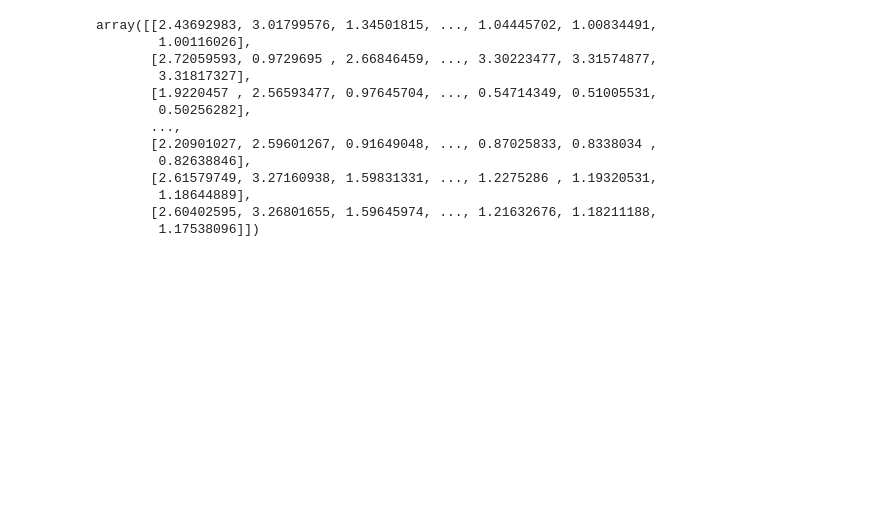
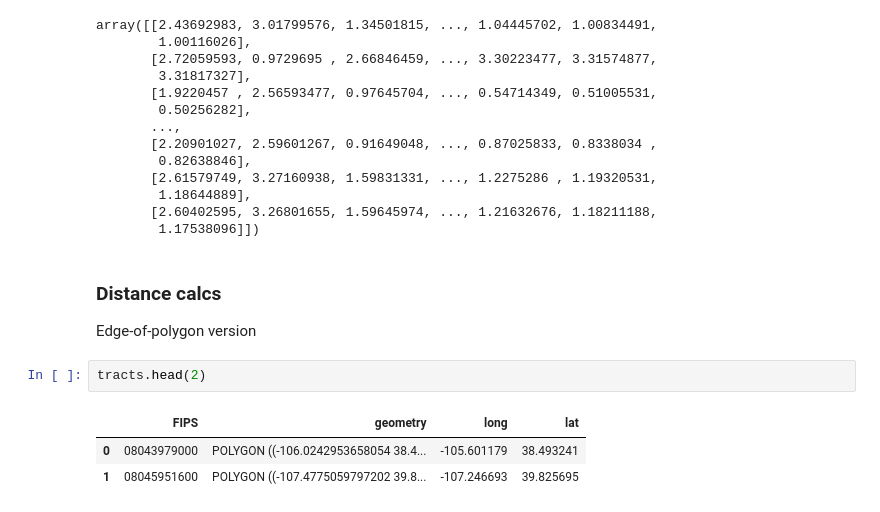
Before and after one commit to margaretmccall/mapping-for-environmental-justice, a Jupyter notebook: oil_gas_calculations.ipynb, the cells around one changed output. Saved outputs shown, nothing was run; the diff lists cells and outputs as text; blank space fills up the shorter version.

```diff
--- a/oil_gas_calculations.ipynb
+++ b/oil_gas_calculations.ipynb
@@ -296,3 +192,12 @@ array([[2.43692983, 3.01799576, 1.34501815, ..., 1.04445702, 1.00834491,
         1.18644889],
        [2.60402595, 3.26801655, 1.59645974, ..., 1.21632676, 1.18211188,
         1.17538096]])
+# %% [markdown]
+### Distance calcs
+Edge-of-polygon version
+# %%
+tracts.head(2)
+# %% [output]
+|  | FIPS | geometry | long | lat |
+| 0 | 08043979000 | POLYGON ((-106.0242953658054 38.4... | -105.601179 | 38.493241 |
+| 1 | 08045951600 | POLYGON ((-107.4775059797202 39.8... | -107.246693 | 39.825695 |
```
Also changed, not shown: parts of 34 cells of this notebook.
